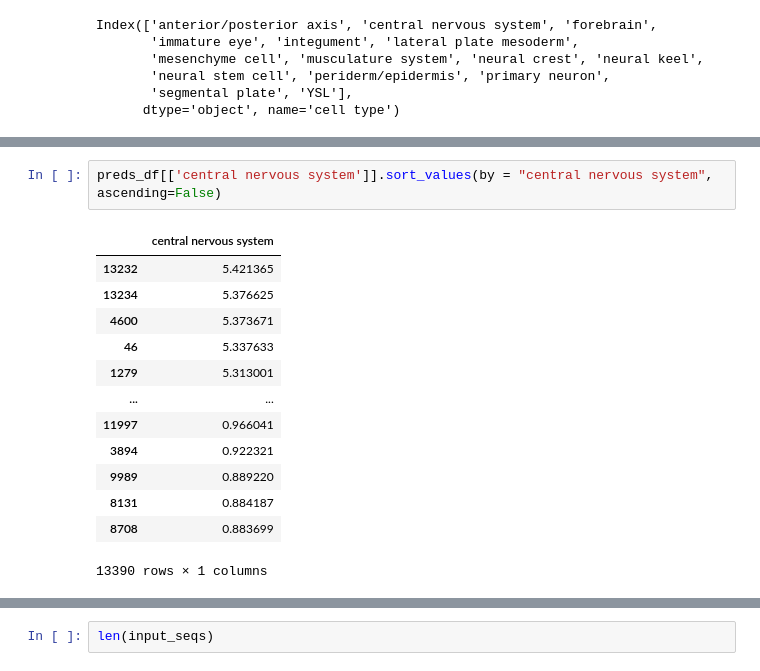
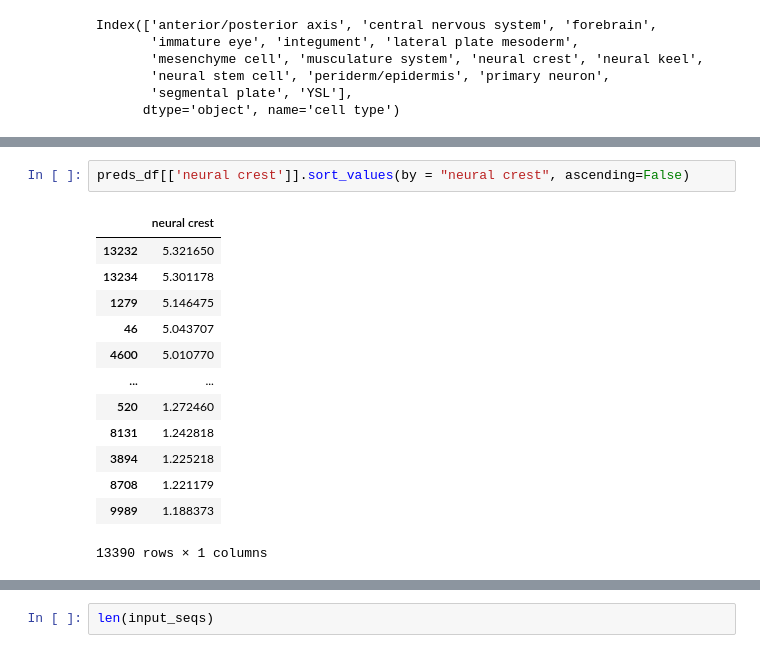
Before and after one commit to victornemenike/neural-crest-deep-learning, a Jupyter notebook: notebooks/multi_task_model.ipynb, the cells around one changed output, grey strips where cells are left out. Saved outputs shown, nothing was run; the diff lists cells and outputs as text.

```diff
--- a/notebooks/multi_task_model.ipynb
+++ b/notebooks/multi_task_model.ipynb
@@ -470,18 +454,18 @@ ad_test.var
 # %%
-preds_df[['central nervous system']].sort_values(by = "central nervous system", ascending=False)
+preds_df[['neural crest']].sort_values(by = "neural crest", ascending=False)
 # %% [output]
-|  | central nervous system |
-| 13232 | 5.421365 |
-| 13234 | 5.376625 |
-| 4600 | 5.373671 |
-| 46 | 5.337633 |
-| 1279 | 5.313001 |
+|  | neural crest |
+| 13232 | 5.321650 |
+| 13234 | 5.301178 |
+| 1279 | 5.146475 |
+| 46 | 5.043707 |
+| 4600 | 5.010770 |
 | ... | ... |
-| 11997 | 0.966041 |
-| 3894 | 0.922321 |
-| 9989 | 0.889220 |
-| 8131 | 0.884187 |
-| 8708 | 0.883699 |
+| 520 | 1.272460 |
+| 8131 | 1.242818 |
+| 3894 | 1.225218 |
+| 8708 | 1.221179 |
+| 9989 | 1.188373 |
 13390 rows × 1 columns
 # %%
 import grelu.sequence.format
```
Also changed, not shown: parts of 14 cells of this notebook.
